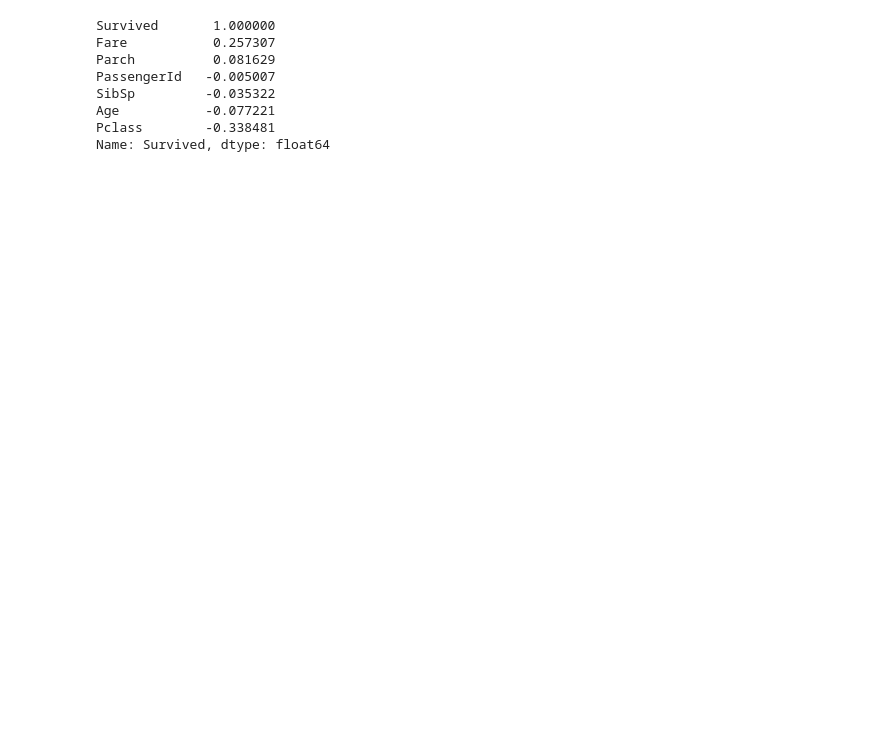
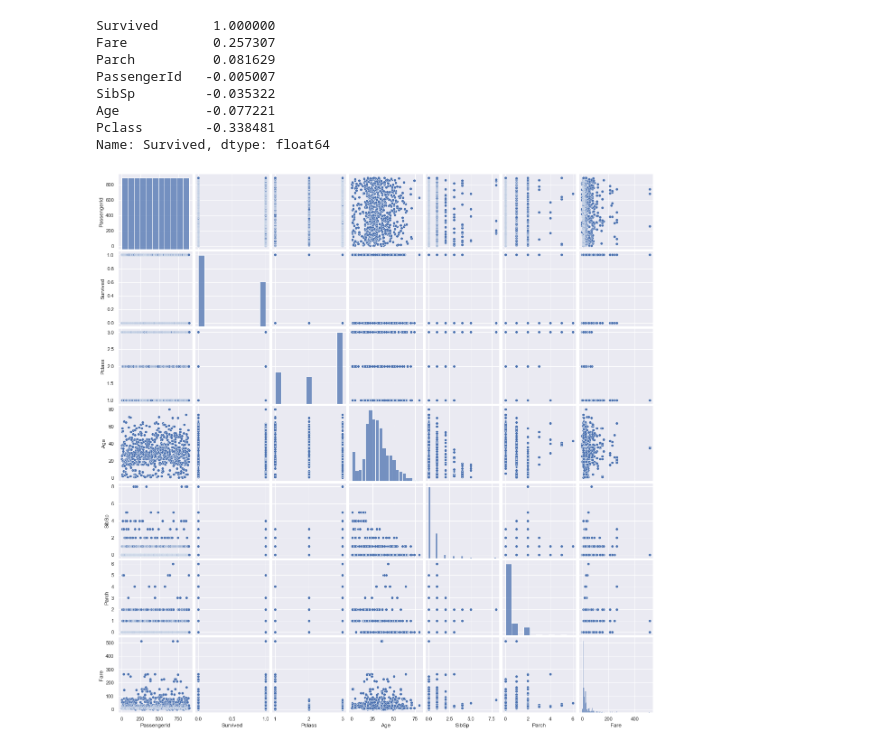
Before and after one commit to mtsoukup/MSDS422, a Jupyter notebook: MTS - Module 1 Discussion Part 2 - Titanic EDA.ipynb, the cells around one changed output. Cells and saved outputs as stored; diff of their text form; code cells hidden in the pictures; blank space fills up the shorter version.

```diff
--- a/MTS - Module 1 Discussion Part 2 - Titanic EDA.ipynb
+++ b/MTS - Module 1 Discussion Part 2 - Titanic EDA.ipynb
@@ -152,3 +150,9 @@ SibSp         -0.035322
 Age           -0.077221
 Pclass        -0.338481
 Name: Survived, dtype: float64
+# %%
+import seaborn as sns
+sns.pairplot(titanic)
+plt.show()
+# %% [output]
+[figure, added]
```
Also changed, not shown: parts of 45 cells of this notebook.
